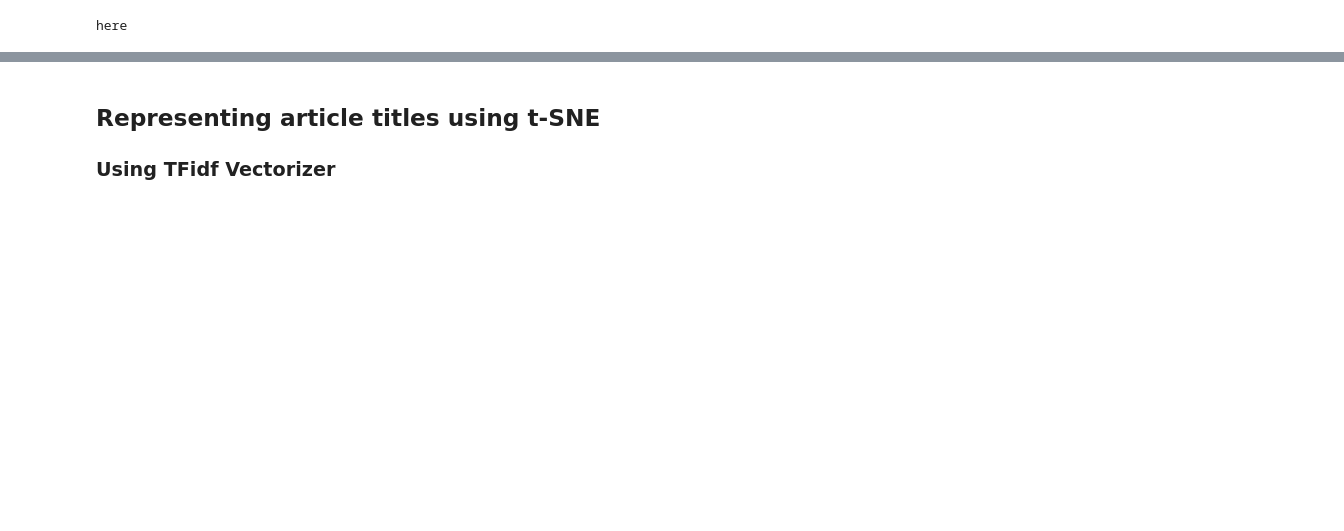
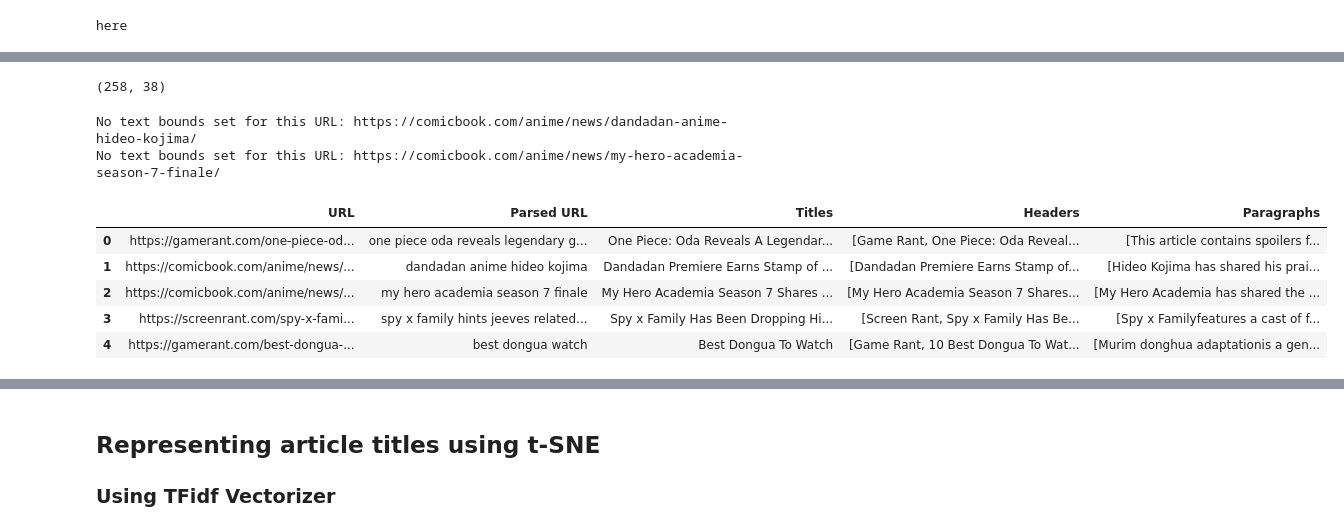
Before and after one commit to coreyddsc/gdelt_projects, a Jupyter notebook: LLM_projects/gkg_tSNE.ipynb, the cells around one changed output, grey strips where cells are left out. Saved outputs shown, nothing was run; the diff lists cells and outputs as text; code cells hidden in the pictures; blank space fills up the shorter version.

```diff
--- a/LLM_projects/gkg_tSNE.ipynb
+++ b/LLM_projects/gkg_tSNE.ipynb
@@ -88,0 +24,11 @@ gkg.gkg_query.shape
+# %%
+gkg = gkg_operator() # create a gkg operator
+manga = pd.read_csv('manga_soup_labeled.csv')
+manga = manga[manga['sourcecommonname'].map(manga['sourcecommonname'].value_counts()) > 5]
+# manga = manga.iloc[:,1:]
+gkg.get_gkg(data=manga) # stores in gkg.gkg_query as a dataframe
+gkg.parse_urls()
+# gkg.get_gkg(data=OP) # stores in gkg.gkg_query as a dataframe
+gkg.gkg_query.shape
+# %% [output]
+(258, 38)
@@ -89,3 +70,6 @@ gkg.gkg_query.shape
 # %%
-# gkg.get_all_soup(limit_output=50) # get the soup for all the urls in the dataframe
+gkg.get_all_soup(limit_output=5) # get the soup for all the urls in the dataframe
 # gkg.get_all_soup(limit_output='all')
+# %% [output]
+No text bounds set for this URL: https://comicbook.com/anime/news/dandadan-anime-hideo-kojima/
+No text bounds set for this URL: https://comicbook.com/anime/news/my-hero-academia-season-7-finale/
@@ -93,0 +76,9 @@ titles = gkg.parsed_urls
+# %%
+gkg.all_soup_data
+# %% [output]
+|  | URL | Parsed URL | Titles | Headers | Paragraphs |
+| 0 | https://gamerant.com/one-piece-od... | one piece oda reveals legendary g... | One Piece: Oda Reveals A Legendar... | [Game Rant, One Piece: Oda Reveal... | [This article contains spoilers f... |
+| 1 | https://comicbook.com/anime/news/... | dandadan anime hideo kojima | Dandadan Premiere Earns Stamp of ... | [Dandadan Premiere Earns Stamp of... | [Hideo Kojima has shared his prai... |
+| 2 | https://comicbook.com/anime/news/... | my hero academia season 7 finale | My Hero Academia Season 7 Shares ... | [My Hero Academia Season 7 Shares... | [My Hero Academia has shared the ... |
+| 3 | https://screenrant.com/spy-x-fami... | spy x family hints jeeves related... | Spy x Family Has Been Dropping Hi... | [Screen Rant, Spy x Family Has Be... | [Spy x Familyfeatures a cast of f... |
+| 4 | https://gamerant.com/best-dongua-... | best dongua watch | Best Dongua To Watch | [Game Rant, 10 Best Dongua To Wat... | [Murim donghua adaptationis a gen... |
```
Also changed, not shown: parts of 22 cells of this notebook, 4 other files.
